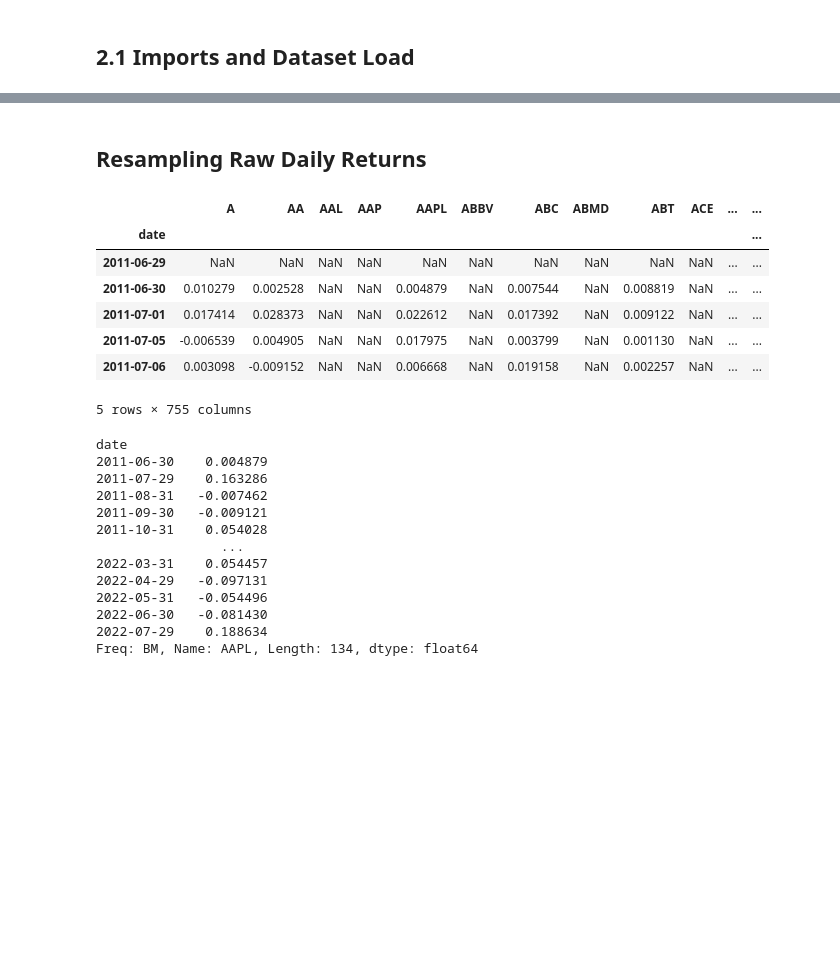
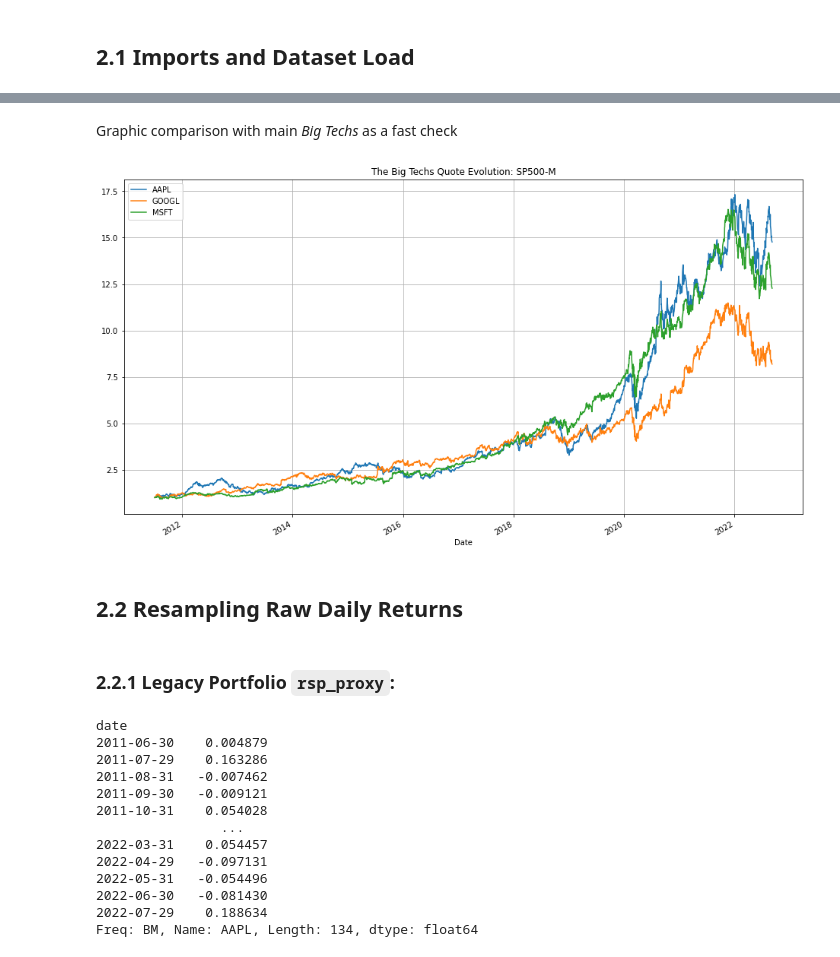
Before and after one commit to falken1983/pystock_recommender, a Jupyter notebook: jupyter_notebooks/scoring_stocks_performance.ipynb, the cells around one changed output, grey strips where cells are left out. Saved outputs shown, nothing was run; the diff lists cells and outputs as text; code cells hidden in the pictures; blank space fills up the shorter version.

```diff
--- a/jupyter_notebooks/scoring_stocks_performance.ipynb
+++ b/jupyter_notebooks/scoring_stocks_performance.ipynb
@@ -43,0 +68,6 @@ plt.grid();
+# %%
+baseline_port = pd.read_csv(
+    "data/config/20220907_baseline_price_components_data.csv",
+    index_col="Date",
+    parse_dates=True
+)
@@ -44,15 +157,18 @@ plt.grid();
+# %% [markdown]
+Graphic comparison with main _Big Techs_ as a fast check
+# %%
+(1+baseline_port["AAPL"]["2011-07-01":].pct_change()).rename("AAPL").cumprod().plot(figsize=(16,9), title="The Big Techs Quote Evolution: SP500-M", legend=True)
+(1+baseline_port["GOOGL"]["2011-07-01":].pct_change()).rename("GOOGL").cumprod().plot(legend=True)
+(1+baseline_port["MSFT"]["2011-07-01":].pct_change()).rename("MSFT").cumprod().plot(legend=True)
+plt.grid();
+# %% [output]
+[figure, added]
 # %% [markdown]
-## Resampling Raw Daily Returns
+## 2.2 Resampling Raw Daily Returns
+# %% [markdown]
+### 2.2.1 Legacy Portfolio `rsp_proxy`:
 # %%
-df = pd.DataFrame(data_dict)
-df.head()
+rsp_proxy = pd.DataFrame(data_dict)
+del data_dict
+rsp_proxy.head()
-# %% [output]
-|  | A | AA | AAL | AAP | AAPL | ABBV | ABC | ABMD | ABT | ACE | ... | ... |
-| date |  |  |  |  |  |  |  |  |  |  |  | ... |
-| 2011-06-29 | NaN | NaN | NaN | NaN | NaN | NaN | NaN | NaN | NaN | NaN | ... | ... |
-| 2011-06-30 | 0.010279 | 0.002528 | NaN | NaN | 0.004879 | NaN | 0.007544 | NaN | 0.008819 | NaN | ... | ... |
-| 2011-07-01 | 0.017414 | 0.028373 | NaN | NaN | 0.022612 | NaN | 0.017392 | NaN | 0.009122 | NaN | ... | ... |
-| 2011-07-05 | -0.006539 | 0.004905 | NaN | NaN | 0.017975 | NaN | 0.003799 | NaN | 0.001130 | NaN | ... | ... |
-| 2011-07-06 | 0.003098 | -0.009152 | NaN | NaN | 0.006668 | NaN | 0.019158 | NaN | 0.002257 | NaN | ... | ... |
-5 rows × 755 columns
 # %%
```
Also changed, not shown: parts of 136 cells of this notebook, 5 other files.
